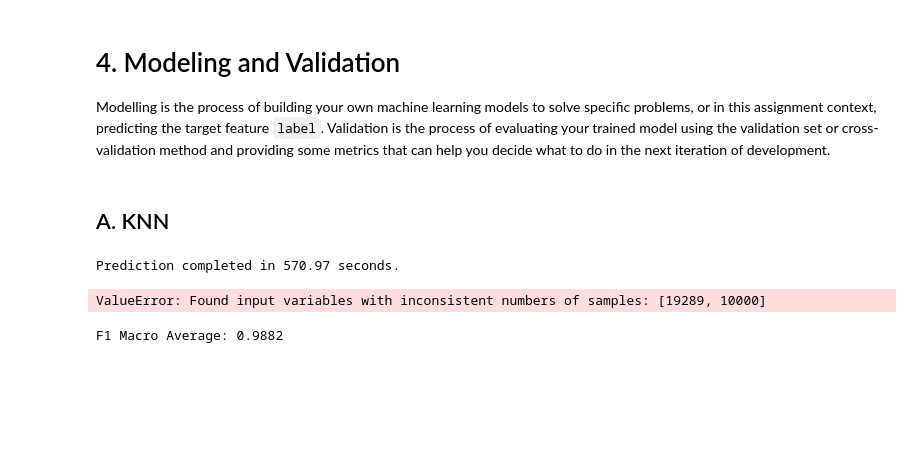
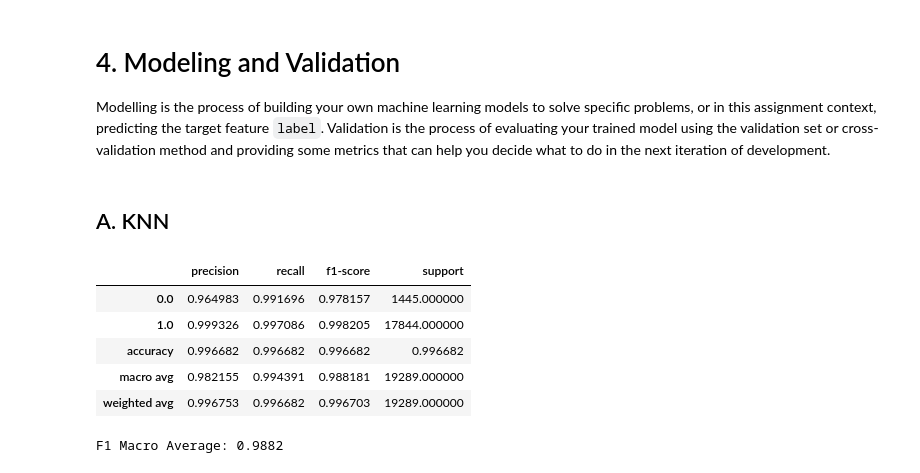
Before and after one commit to rickywijayaaa/Tubes2DAI, a Jupyter notebook: IF3070_DAI___Tugas_Besar_2_Notebook_Template.ipynb, the cells around one changed output. Cells and saved outputs as stored; diff of their text form; code cells hidden in the pictures; blank space fills up the shorter version.

```diff
--- a/IF3070_DAI___Tugas_Besar_2_Notebook_Template.ipynb
+++ b/IF3070_DAI___Tugas_Besar_2_Notebook_Template.ipynb
@@ -909,6 +909,8 @@ class KNN:
             return pickle.load(file)
 # %%
 from sklearn.metrics import accuracy_score, classification_report, f1_score
+from Models.kNearetsNeighbor import KNN
+
 knn = KNN(k=3, metric='manhattan', weights='distance')
 knn.fit(X_train, y_train)
 preds = knn.predict(X_test)
@@ -918,10 +920,16 @@ report_df = pd.DataFrame(report).transpose()  # Konversi ke DataFrame untuk tamp
 
 # Menampilkan hasil dalam bentuk tabel
 print("\nClassification Report as DataFrame:")
-print(report_df)
+report_df
-# %% [output]
-Prediction completed in 570.97 seconds.
-ValueError: Found input variables with inconsistent numbers of samples: [19289, 10000]
+# %%
+report_df
+# %% [output]
+|  | precision | recall | f1-score | support |
+| 0.0 | 0.964983 | 0.991696 | 0.978157 | 1445.000000 |
+| 1.0 | 0.999326 | 0.997086 | 0.998205 | 17844.000000 |
+| accuracy | 0.996682 | 0.996682 | 0.996682 | 0.996682 |
+| macro avg | 0.982155 | 0.994391 | 0.988181 | 19289.000000 |
+| weighted avg | 0.996753 | 0.996682 | 0.996703 | 19289.000000 |
 # %%
 # Calculate F1-Score (macro average)
 f1_macro = f1_score(y_test, preds, average='macro')
```
Also changed, not shown: parts of 1 cell of this notebook, 1 other file.
